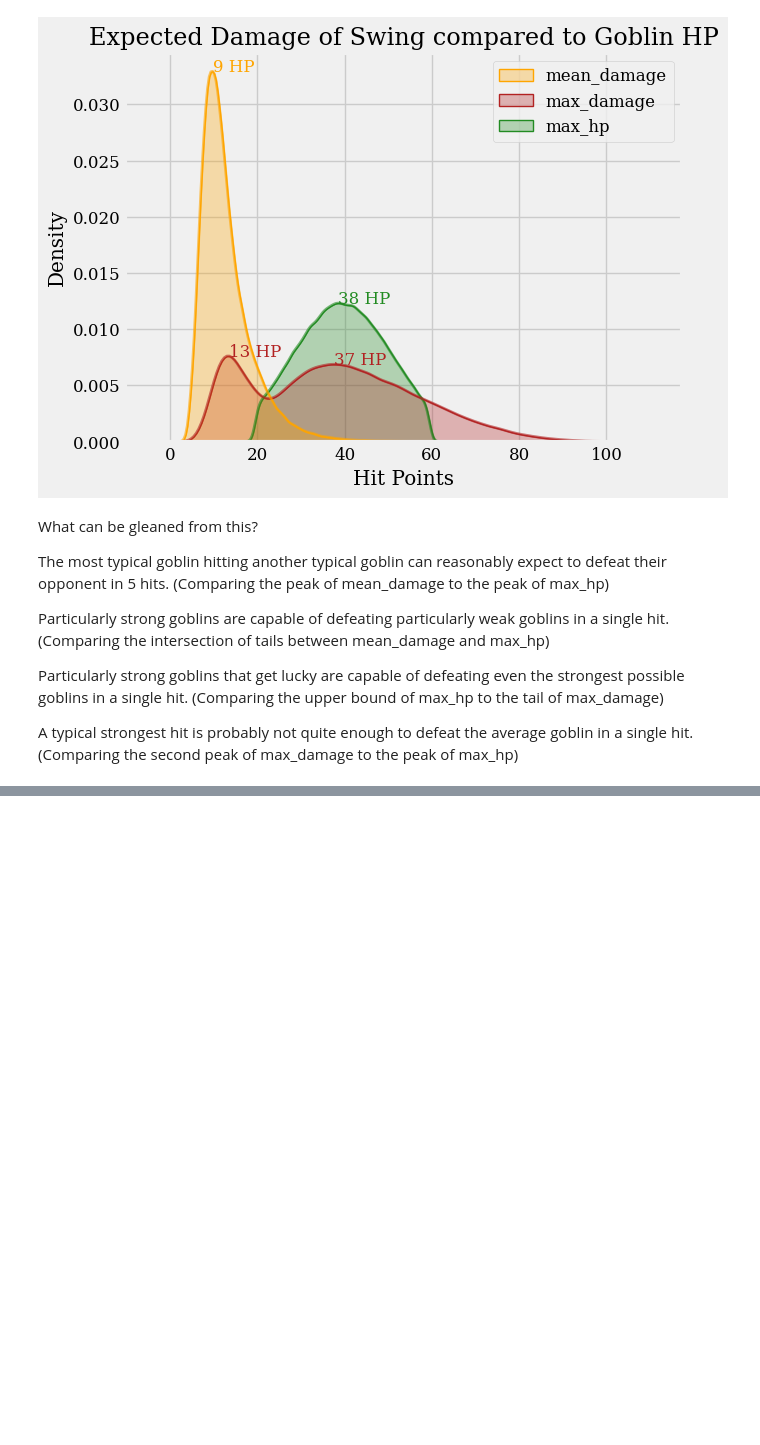
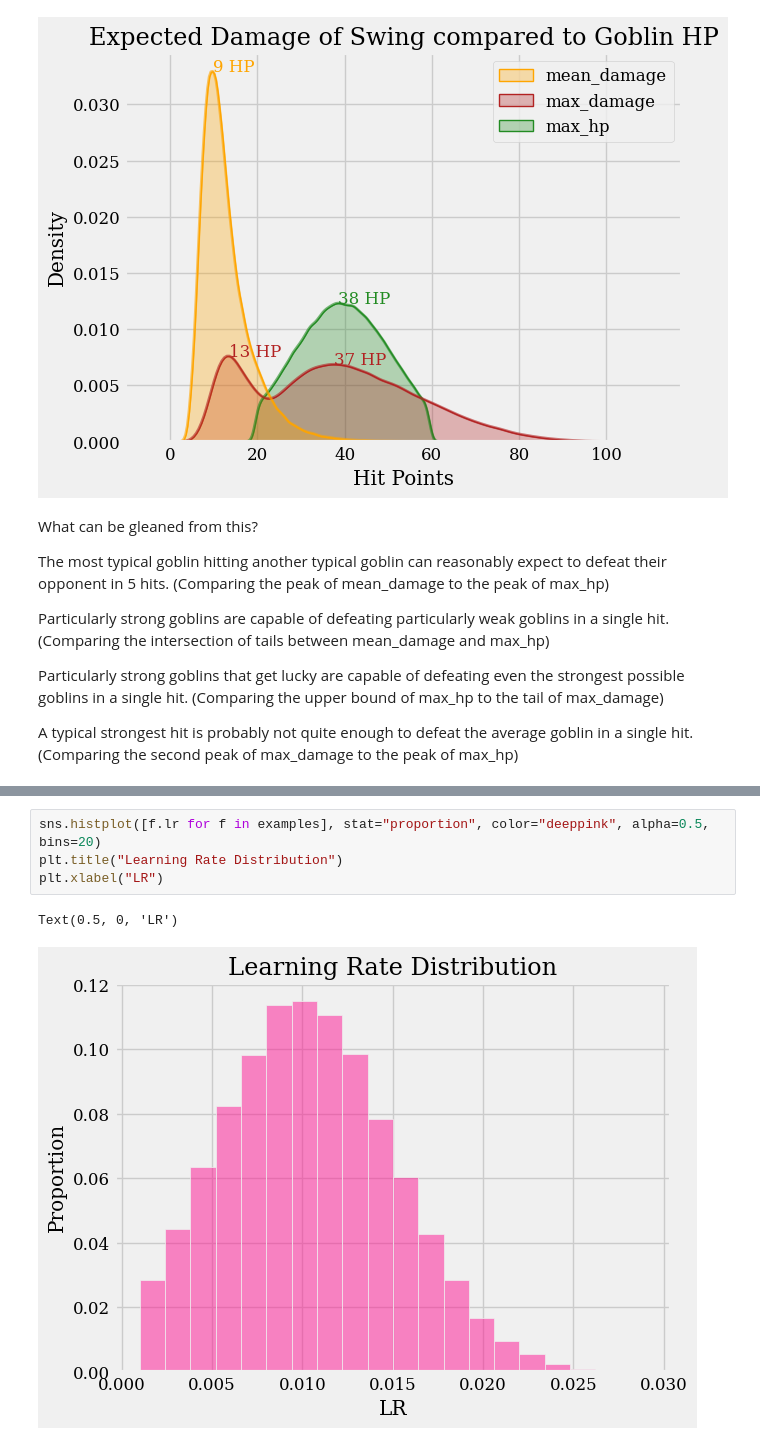
Before and after one commit to jkswin/glicko_goblins, a Jupyter notebook: goblin_stats.ipynb, the cells around one changed output, grey strips where cells are left out. Drawn from its saved outputs; the diff is of its cells as text; blank space fills up the shorter version.

```diff
--- a/goblin_stats.ipynb
+++ b/goblin_stats.ipynb
@@ -527,0 +528,7 @@ plt.grid(False)
+# %%
+sns.histplot([f.lr for f in examples], stat="proportion", color="deeppink", alpha=0.5, bins=20)
+plt.title("Learning Rate Distribution")
+plt.xlabel("LR")
+# %% [output]
+Text(0.5, 0, 'LR')
+[figure, added]
```
Also changed, not shown: parts of 9 cells of this notebook, 6 other files.
